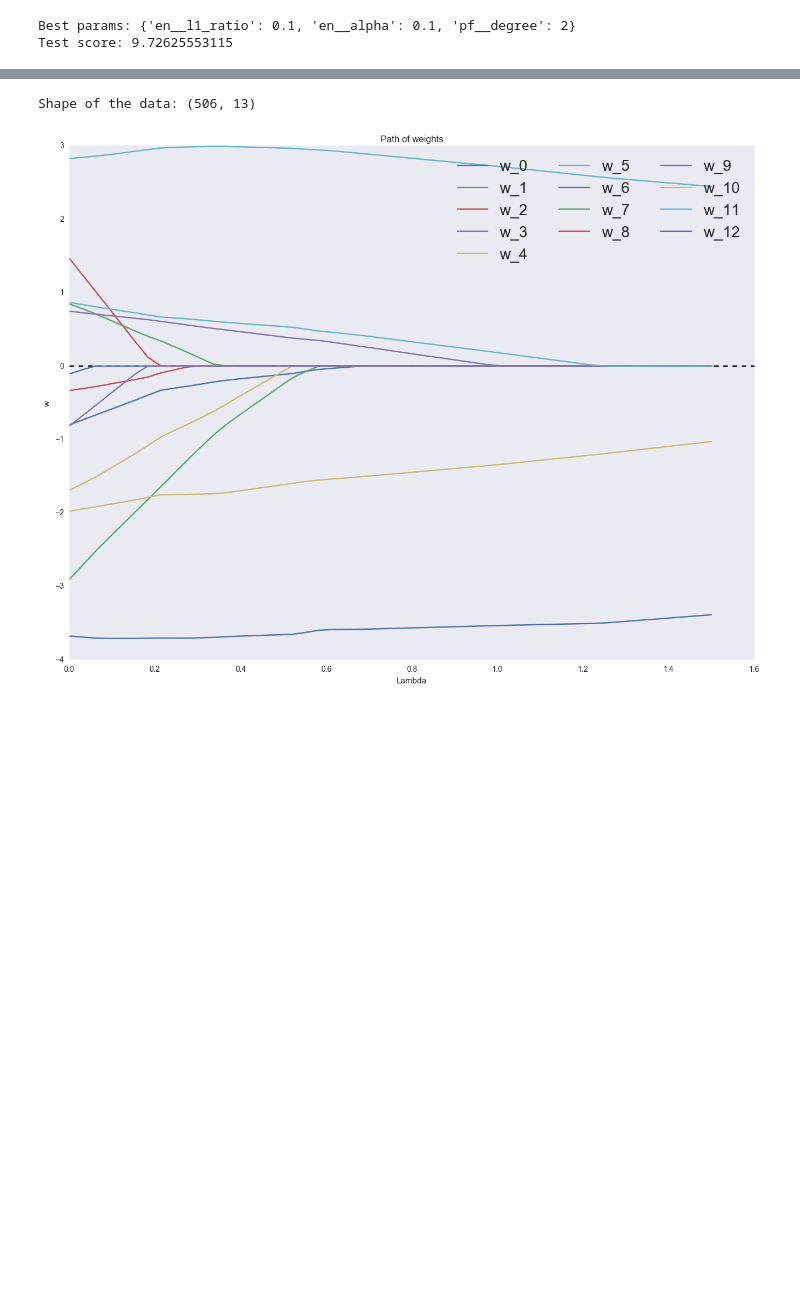
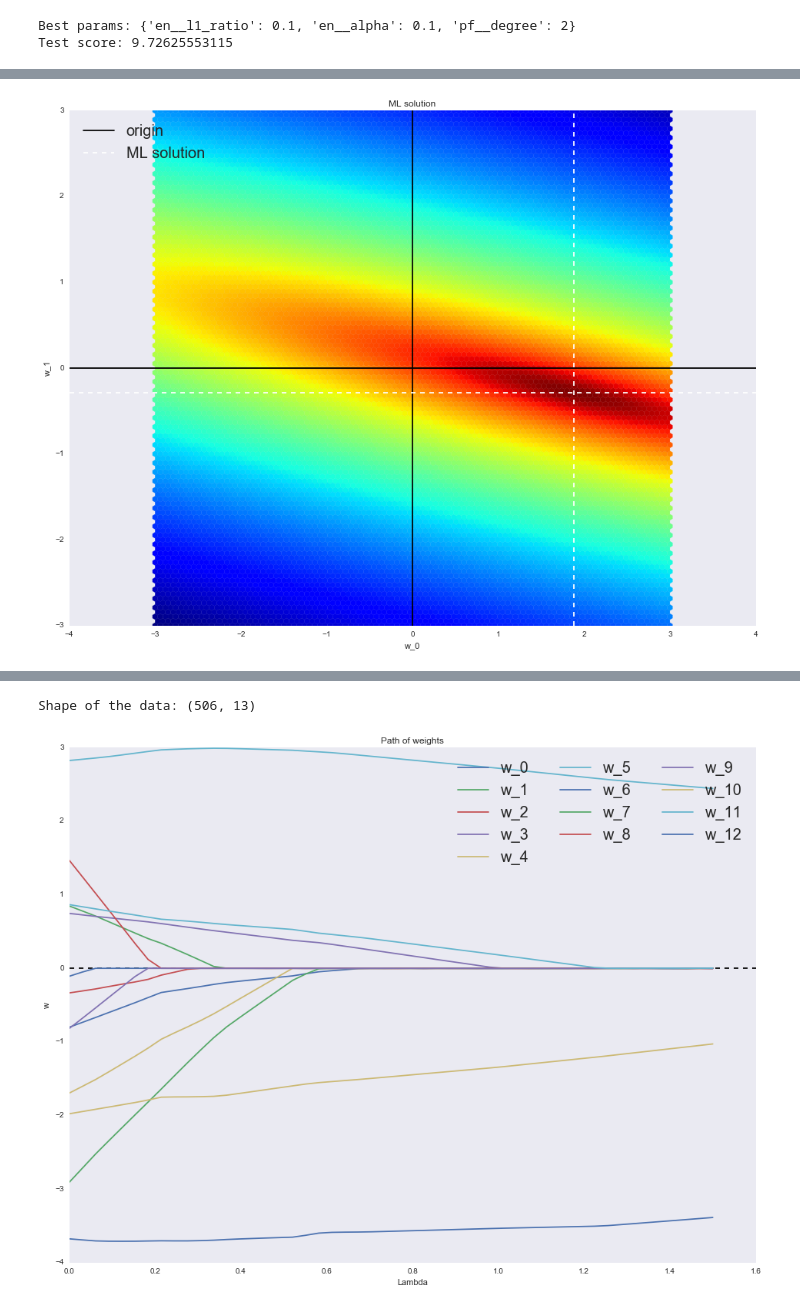
Before and after one commit to mephistopheies/dds, a Jupyter notebook: lr_040117/ipy/lecture.ipynb, the cells around one changed output, grey strips where cells are left out. Drawn from its saved outputs; the diff is of its cells as text; code cells hidden in the pictures; blank space fills up the shorter version.

```diff
--- a/lr_040117/ipy/lecture.ipynb
+++ b/lr_040117/ipy/lecture.ipynb
@@ -909,0 +946,28 @@ y = ((data['y_train'][:, np.newaxis] - np.dot(X, np.array(wx_space).T))**2).mean
+# %%
+# find ML estimation
+w = np.dot(np.dot(np.linalg.inv(np.dot(X.T, X)), X.T), data['y_train'])
+
+# plot
+# prepare value space for different values of parameters of the model
+w0_support = np.linspace(-3, 3, 1000)
+w1_support = np.linspace(-3, 3, 1000)
+# create cartesian product of parameters
+wx_space = list(it.product(w0_support, w1_support))
+w0, w1 = zip(*wx_space)
+# calculate MSE on dataset for each pairs of parameters
+y = ((data['y_train'][:, np.newaxis] - np.dot(X, np.array(wx_space).T))**2).mean(axis=0)
+
+
+plt.hexbin(w0, w1, C=y**(0.2), cmap=cm.jet_r, bins=None)
+plt.axvline(0, color='black', linestyle='-', label='origin')
+plt.axhline(0, color='black', linestyle='-')
+plt.axvline(w[0], color='w', linestyle='--', label='ML solution')
+plt.axhline(w[1], color='w', linestyle='--')
+plt.axes().set_aspect('equal', 'datalim')
+plt.title('ML solution')
+plt.xlabel('w_0')
+plt.ylabel('w_1')
+plt.legend(loc='upper left', prop={'size': 20})
+plt.show()
+# %% [output]
+[figure, added]
```
Also changed, not shown: parts of 42 cells of this notebook.
